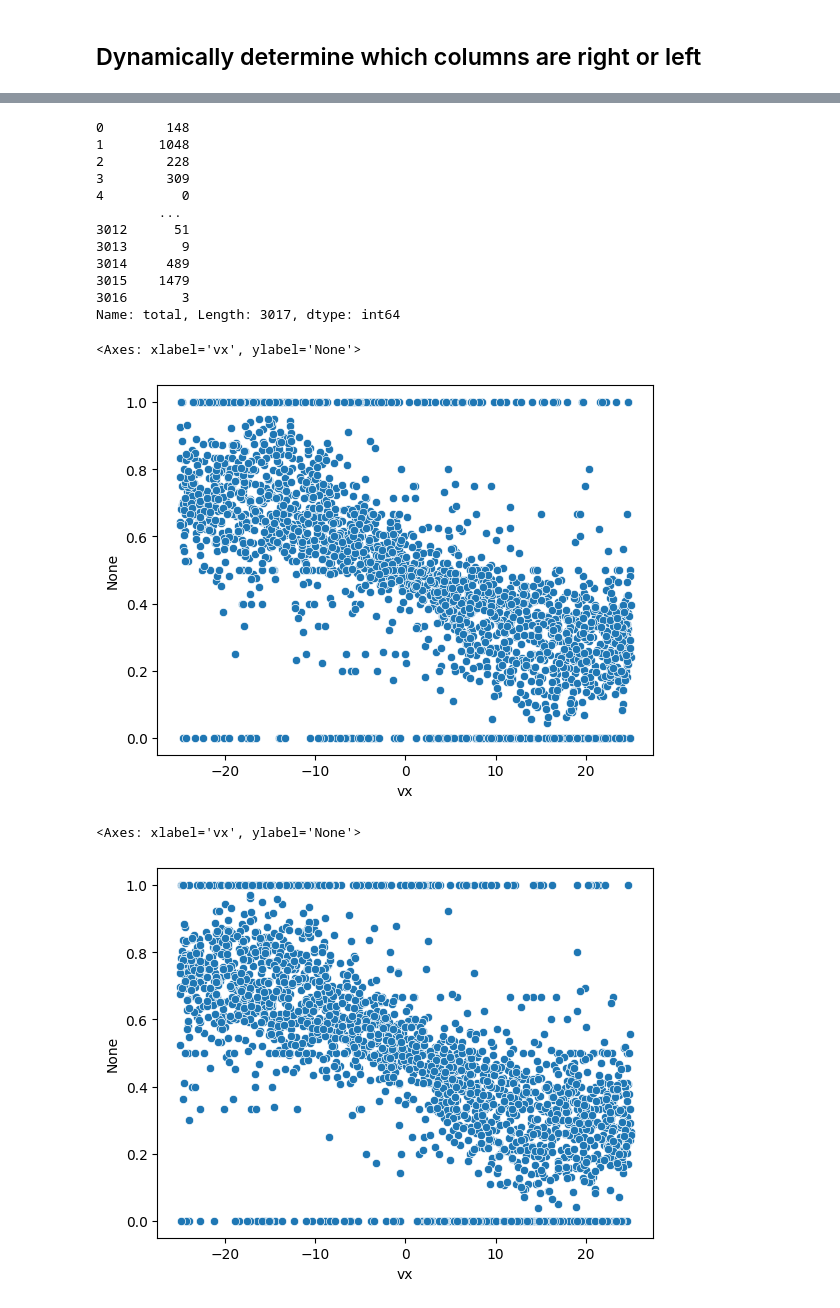
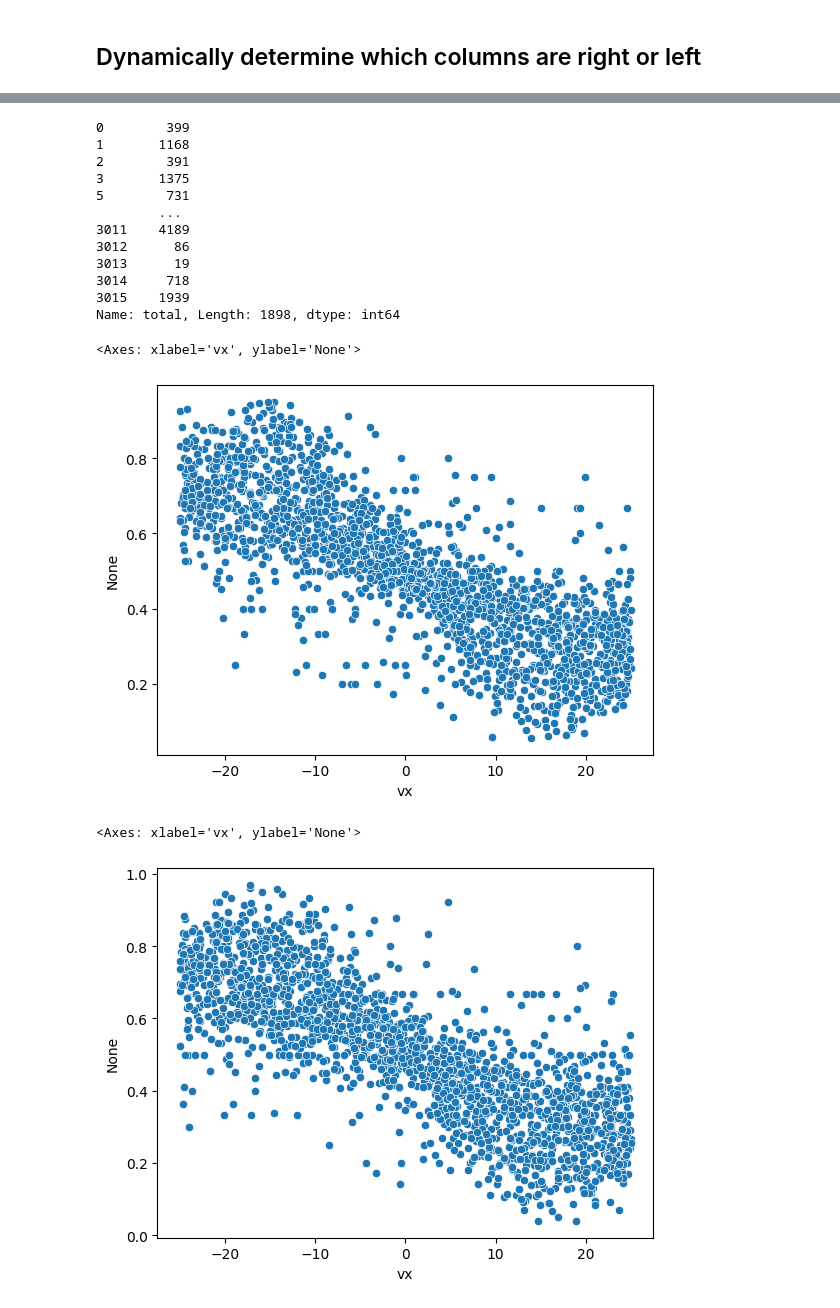
Before and after one commit to dobsonco/Detectors, a Jupyter notebook: processing.ipynb, the cells around one changed output, grey strips where cells are left out. Drawn from its saved outputs; the diff is of its cells as text; code cells hidden in the pictures.

```diff
--- a/processing.ipynb
+++ b/processing.ipynb
@@ -31,11 +31,13 @@ sns.scatterplot(data=df,x='vx',y='photons0',hue="sci_photons")
 ## Count instances of no photons being detected
 # %%
 tmp = np.zeros_like(df['photons0'],dtype=int)
-cols = int((len(df.columns) - 4) / 3)
-for i in range(cols):
+nx = 2
+ny = 2
+n = nx * ny
+for i in range(n):
     tmp += (df[f'photons{i}'] < 0)
 
-NOPHOTONS = tmp == cols
+NOPHOTONS = tmp == n
 
 print("Number of rows with no detected photons:",sum(NOPHOTONS))
 print("Number of rows with detectd photons:",sum(~NOPHOTONS))
@@ -64,8 +66,9 @@ for i in range(ny):
             left_dropnames.append(f"photons{num}")
             left_dropnames.append(f"ypos{num}")
             left_dropnames.append(f"xpos{num}")
-        df[f"photons{num}"] = df[f"photons{num}"].replace({-1:0})
+        df = df[df[f'photons{num}'] != -1]
         num += 1
+left
 # %% [output]
 left: 0
 right 1
@@ -79,6 +95,7 @@ n = nx * ny
 
 left['total'] = np.zeros_like(left['vx']).astype(int)
 right["total"] = np.zeros_like(right['vx']).astype(int)
+df["total"] = np.zeros_like(df['vx']).astype(int)
 for i in range(n):
     try:
         left['total'] = left['total'] + left[f"photons{i}"]
@@ -88,28 +105,29 @@ for i in range(n):
         right['total'] = right['total'] + right[f"photons{i}"]
     except:
         pass
+    df['total'] = df['total'] + df[f"photons{i}"]
 
-left['total']
+df['total']
 # %% [output]
-0        148
-1       1048
-2        228
-3        309
-4          0
+0        399
+1       1168
+2        391
+3       1375
+5        731
         ...
-3012      51
-3013       9
-3014     489
-3015    1479
-3016       3
-Name: total, Length: 3017, dtype: int64
+3011    4189
+3012      86
+3013      19
+3014     718
+3015    1939
+Name: total, Length: 1898, dtype: int64
 # %%
 sns.scatterplot(data=left,x="vx",y=left['photons0']/left['total'])
 # %% [output]
 <Axes: xlabel='vx', ylabel='None'>
-[figure, old version]
+[figure, new version]
 # %%
-sns.scatterplot(data=right,x="vx",y=right['photons1']/right['total'])
+sns.scatterplot(x=right["vx"],y=right['photons1']/right['total'])
 # %% [output]
 <Axes: xlabel='vx', ylabel='None'>
-[figure, old version]
+[figure, new version]
```
Also changed, not shown: parts of 2 cells of this notebook, 1 other file.
